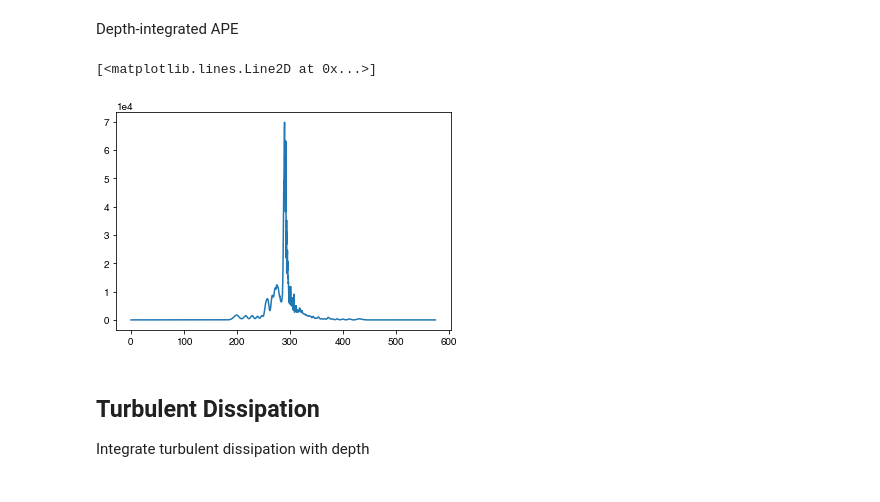
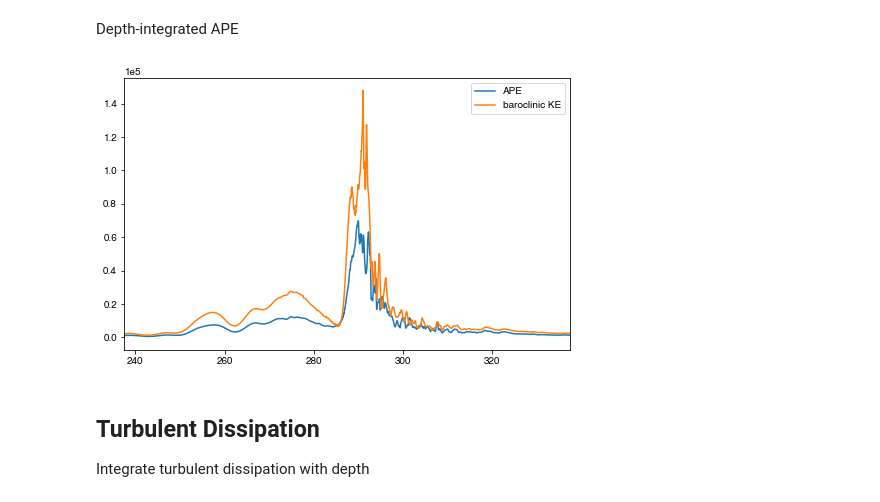
Before and after one commit to gunnarvoet/flow-across-bump, a Jupyter notebook: analysis/bump_analysis.ipynb, the cells around one changed output. Saved outputs shown, nothing was run; the diff lists cells and outputs as text; code cells hidden in the pictures.

```diff
--- a/analysis/bump_analysis.ipynb
+++ b/analysis/bump_analysis.ipynb
@@ -707,11 +713,14 @@ plt.colorbar(h,extend='max');
 Depth-integrated APE
 # %%
 APEd = np.nansum(APE*drFm,axis=1)
-# %%
-plt.plot(grid.Y/1e3,APEd[150,:])
-# %% [output]
-[<matplotlib.lines.Line2D at 0x...>]
-[figure, removed]
+# %%
+fig,ax = plt.subplots(figsize=(8,5))
+ax.plot(grid.Y/1e3,APEd[150,:],label='APE')
+ax.plot(grid.Y/1e3,Ekinbcd[150,:],label='baroclinic KE')
+ax.legend()
+CenterPlot()
+# %% [output]
+[figure, added]
 # %% [markdown]
 ## Turbulent Dissipation
 Integrate turbulent dissipation with depth
```
Also changed, not shown: parts of 9 cells of this notebook.
